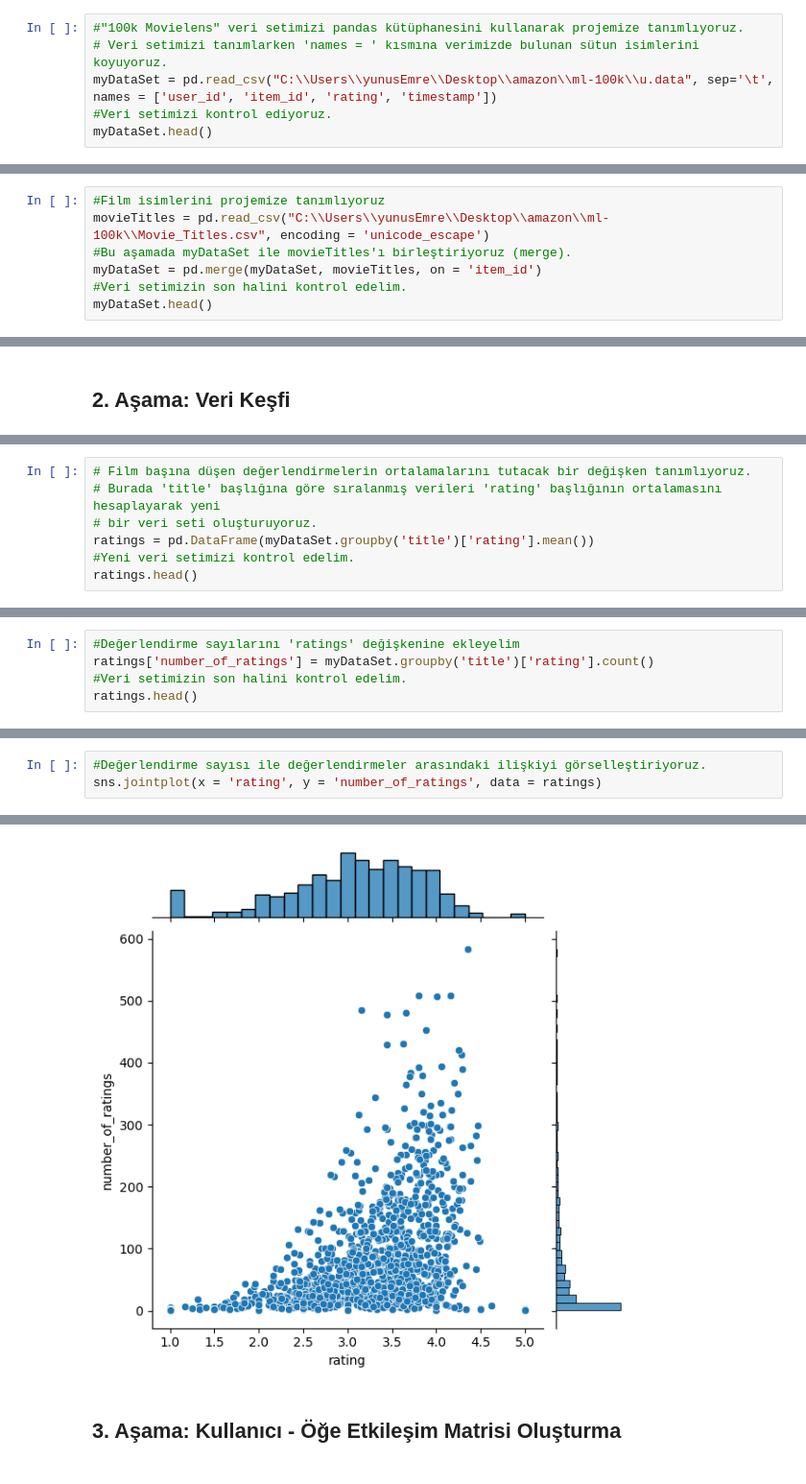
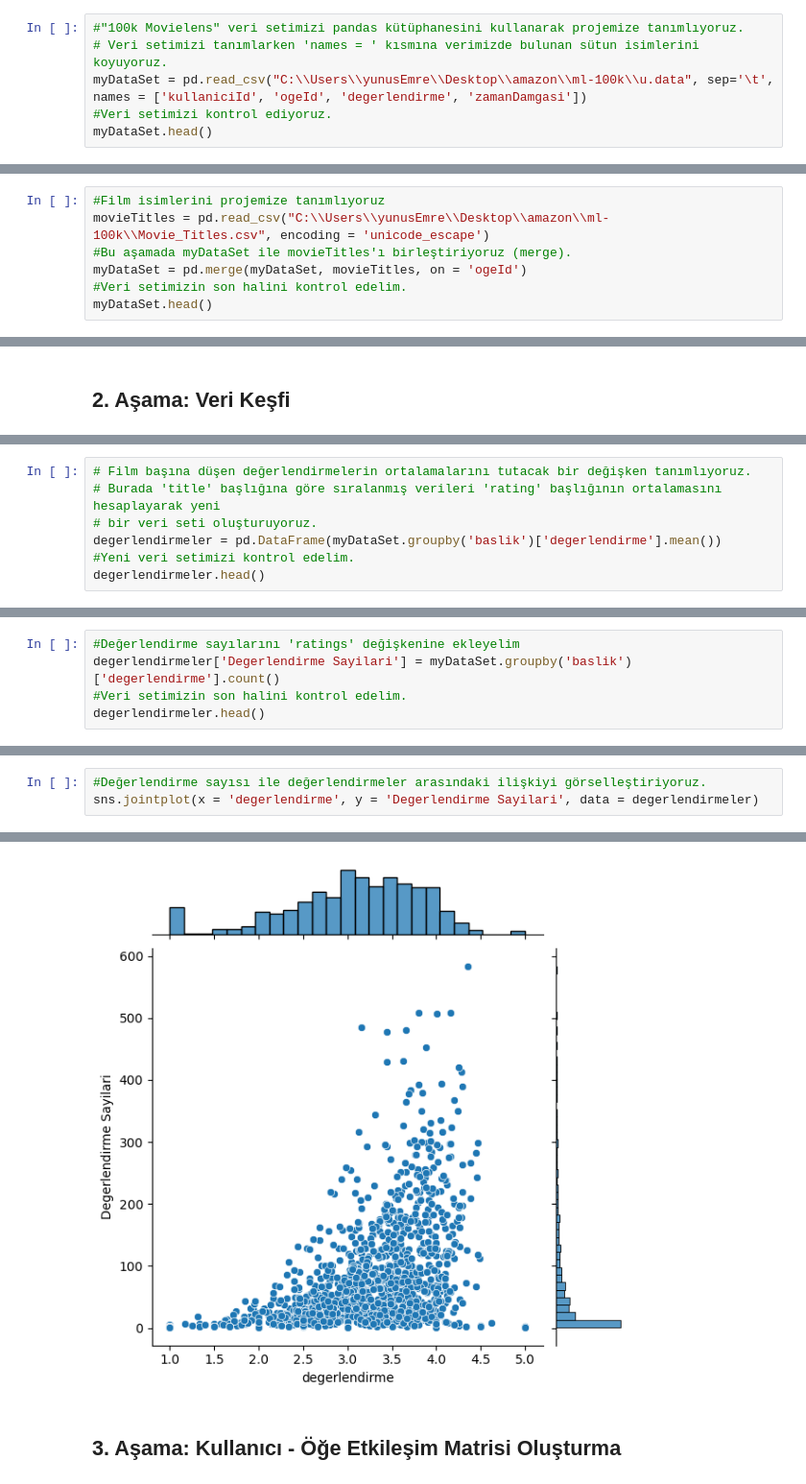
Before and after one commit to yunusemrekayaoglu/FilmRecommenderSystem, a Jupyter notebook: recommenderSystem.ipynb, the cells around one changed output, grey strips where cells are left out. Shown: that part at 96% size. Drawn from its saved outputs; the diff is of its cells as text.

```diff
--- a/recommenderSystem.ipynb
+++ b/recommenderSystem.ipynb
@@ -22,7 +22,7 @@ import seaborn as sns
 # %%
 #"100k Movielens" veri setimizi pandas kütüphanesini kullanarak projemize tanımlıyoruz.
 # Veri setimizi tanımlarken 'names = ' kısmına verimizde bulunan sütun isimlerini koyuyoruz.
-myDataSet = pd.read_csv("C:\\Users\\yunusEmre\\Desktop\\amazon\\ml-100k\\u.data", sep='\t', names = ['user_id', 'item_id', 'rating', 'timestamp'])
+myDataSet = pd.read_csv("C:\\Users\\yunusEmre\\Desktop\\amazon\\ml-100k\\u.data", sep='\t', names = ['kullaniciId', 'ogeId', 'degerlendirme', 'zamanDamgasi'])
 #Veri setimizi kontrol ediyoruz.
 myDataSet.head()
 # %% [output]
@@ -36,7 +36,7 @@ myDataSet.head()
 #Film isimlerini projemize tanımlıyoruz
 movieTitles = pd.read_csv("C:\\Users\\yunusEmre\\Desktop\\amazon\\ml-100k\\Movie_Titles.csv", encoding = 'unicode_escape')
 #Bu aşamada myDataSet ile movieTitles'ı birleştiriyoruz (merge).
-myDataSet = pd.merge(myDataSet, movieTitles, on = 'item_id')
+myDataSet = pd.merge(myDataSet, movieTitles, on = 'ogeId')
 #Veri setimizin son halini kontrol edelim.
 myDataSet.head()
 # %% [output]
@@ -65,7 +65,7 @@ myDataSet.describe()
 # Film başına düşen değerlendirmelerin ortalamalarını tutacak bir değişken tanımlıyoruz.
 # Burada 'title' başlığına göre sıralanmış verileri 'rating' başlığının ortalamasını hesaplayarak yeni
 # bir veri seti oluşturuyoruz.
-ratings = pd.DataFrame(myDataSet.groupby('title')['rating'].mean())
+degerlendirmeler = pd.DataFrame(myDataSet.groupby('baslik')['degerlendirme'].mean())
 #Yeni veri setimizi kontrol edelim.
-ratings.head()
+degerlendirmeler.head()
 # %% [output]
@@ -78,7 +78,7 @@ ratings.head()
 | 187 (1997) | 3.024390 |
 # %%
 #Değerlendirme sayılarını 'ratings' değişkenine ekleyelim
-ratings['number_of_ratings'] = myDataSet.groupby('title')['rating'].count()
+degerlendirmeler['Degerlendirme Sayilari'] = myDataSet.groupby('baslik')['degerlendirme'].count()
 #Veri setimizin son halini kontrol edelim.
-ratings.head()
+degerlendirmeler.head()
 # %% [output]
@@ -91,10 +91,10 @@ ratings.head()
 | 187 (1997) | 3.024390 | 41 |
 # %%
 #Değerlendirme sayısı ile değerlendirmeler arasındaki ilişkiyi görselleştiriyoruz.
-sns.jointplot(x = 'rating', y = 'number_of_ratings', data = ratings)
+sns.jointplot(x = 'degerlendirme', y = 'Degerlendirme Sayilari', data = degerlendirmeler)
 # %% [output]
 <seaborn.axisgrid.JointGrid at 0x...>
-[figure, old version]
+[figure, new version]
 # %% [markdown]
 ## 3. Aşama: Kullanıcı - Öğe Etkileşim Matrisi Oluşturma
 # %%
```
Also changed, not shown: parts of 17 cells of this notebook.
